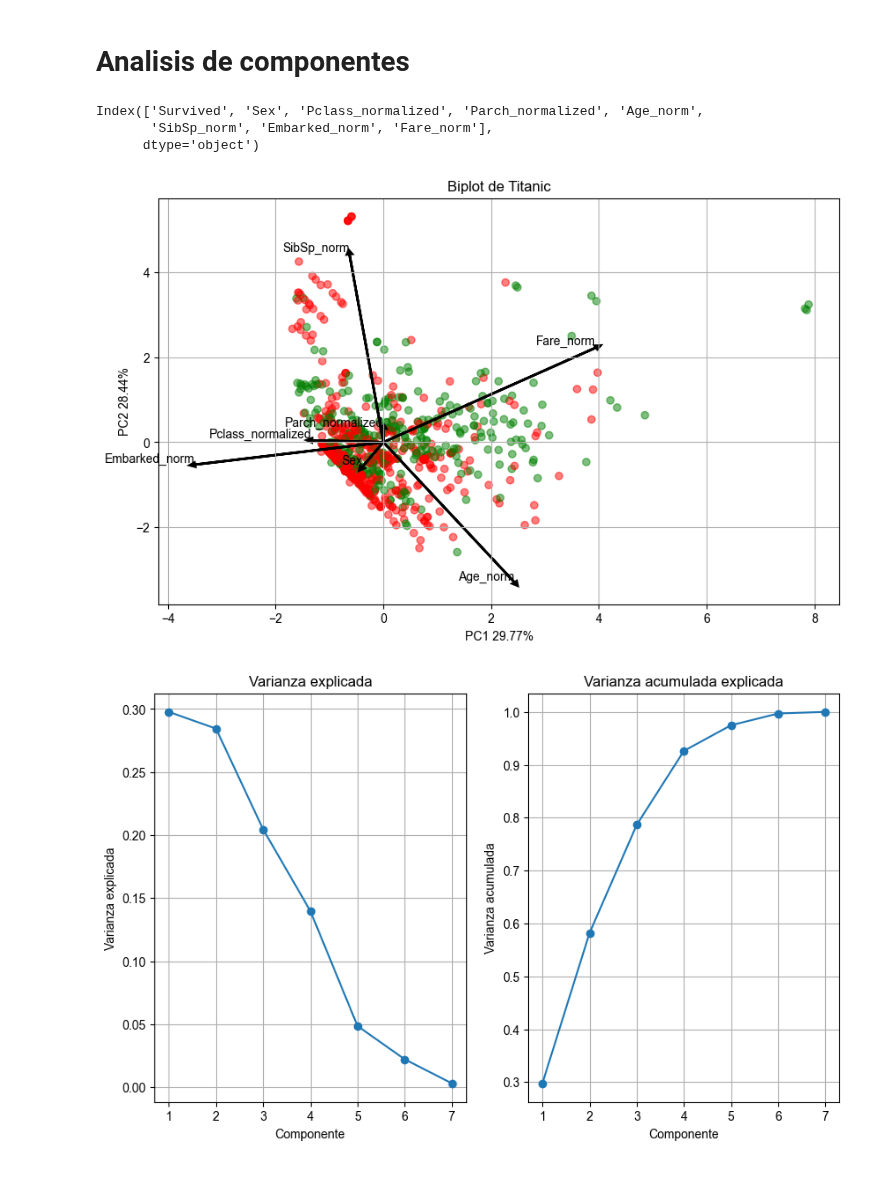
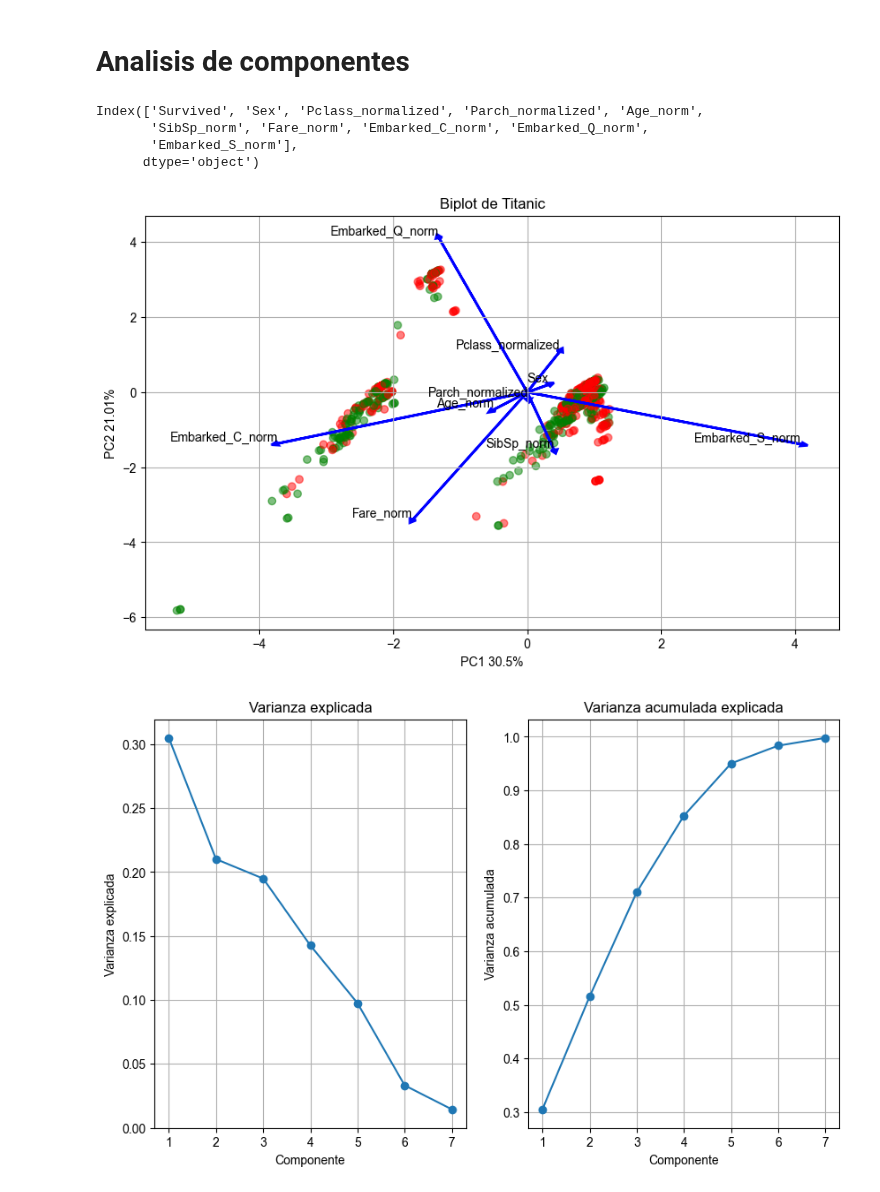
Before and after one commit to phobbins/AnalisisDatos, a Jupyter notebook: Practico 4/Practico4.ipynb, the cells around one changed output. Drawn from its saved outputs; the diff is of its cells as text; code cells hidden in the pictures.

Commit message:
arreglo variables+cambios

```diff
--- a/Practico 4/Practico4.ipynb
+++ b/Practico 4/Practico4.ipynb
@@ -141,14 +141,19 @@ df_titanic.drop(['Name', 'Ticket'], axis=1, inplace=True)
 # %% [markdown]
 Variable Embarked
 # %%
-embarked = df_titanic["Embarked"]
-print(embarked)
 
-# Convertir variable categorica a numerica
-label_encoder_embarked = LabelEncoder()
+# Llenar valores faltantes con el valor más frecuente en 'Embarked'
+df_titanic['Embarked'].fillna(df_titanic['Embarked'].mode()[0], inplace=True)
+
+# Crear columnas dummy para cada categoría en 'Embarked'
+df_titanic = pd.get_dummies(df_titanic, columns=['Embarked'], prefix='Embarked')
 
 
-# Codificar columna 'Embarked', llenando valores faltantes con el valor más frecuente
-df_titanic['Embarked'].fillna(df_titanic['Embarked'].mode()[0], inplace=True)
-df_titanic['Embarked'] = label_encoder_embarked.fit_transform(df_titanic['Embarked'])
+
+
+
+
+
+# Verificar el resultado
+print(df_titanic.head())
 # %% [output]
@@ -285,15 +297,19 @@ df_titanic_norm = df_titanic
 scaler = StandardScaler()
 df_titanic_norm['Age_norm'] = scaler.fit_transform(df_titanic[['Age']])
 df_titanic_norm['SibSp_norm'] = scaler.fit_transform(df_titanic[['SibSp']])
-df_titanic_norm['Embarked_norm'] = scaler.fit_transform(df_titanic[['Embarked']])
 df_titanic_norm['Fare_norm'] = scaler.fit_transform(df_titanic[['Fare']])
+df_titanic_norm['Embarked_C_norm'] = scaler.fit_transform(df_titanic[['Embarked_C']])
+df_titanic_norm['Embarked_Q_norm'] = scaler.fit_transform(df_titanic[['Embarked_Q']])
+df_titanic_norm['Embarked_S_norm'] = scaler.fit_transform(df_titanic[['Embarked_S']])
 
 
 #%% Dropeamos las tablas sin normalizar
 df_titanic.drop('Age', axis=1, inplace=True)
 df_titanic.drop('SibSp', axis=1, inplace=True)
-df_titanic.drop('Embarked', axis=1, inplace=True)
 df_titanic.drop('Fare', axis=1, inplace=True)
+df_titanic.drop('Embarked_C', axis=1, inplace=True)
+df_titanic.drop('Embarked_Q', axis=1, inplace=True)
+df_titanic.drop('Embarked_S', axis=1, inplace=True)
 # %%
 print(df_titanic_norm.columns)
 print(df_titanic_norm)
@@ -323,7 +339,7 @@ import os
 output_dir = "histogramas_var_normalizadas"
 os.makedirs(output_dir, exist_ok=True)  # Crea el directorio si no existe
 valores_discretos = ['Survived', 'Sex', 'Pclass_normalized', 'Parch_normalized', 'Age_norm',
-       'SibSp_norm', 'Embarked_norm', 'Fare_norm']
+       'SibSp_norm', 'Embarked_C_norm','Embarked_Q_norm','Embarked_S_norm', 'Fare_norm']
 
 
 for column in valores_discretos:
@@ -361,7 +377,8 @@ df_sobrevivientes = df_titanic_norm['Survived']
 df_titanic_norm.drop('Survived', axis=1, inplace=True)
 # %% [output]
 Index(['Survived', 'Sex', 'Pclass_normalized', 'Parch_normalized', 'Age_norm',
-       'SibSp_norm', 'Embarked_norm', 'Fare_norm'],
+       'SibSp_norm', 'Fare_norm', 'Embarked_C_norm', 'Embarked_Q_norm',
+       'Embarked_S_norm'],
       dtype='object')
 # %%
 #%% Crear objeto PCA
@@ -392,38 +409,38 @@ def biplot(etiquetas, columnas, df_pca, pca, componente_x, componente_y, title =
     # Aumentar tamaño de flechas
         pc1 *= 6
         pc2 *= 6
-        plt.arrow(0, 0, pc1, pc2, head_width = 0.1, head_length = 0.1, linewidth = 2, color = 'black')
+        plt.arrow(0, 0, pc1, pc2, head_width = 0.1, head_length = 0.1, linewidth = 2, color = 'blue')
         plt.text(pc1, pc2, columnas[i], color = 'black', ha = 'right', va = 'bottom')  # Cambiado i+1 por i
 
     # Mostrar el nombre en cada punto
     if incluir_nombres:
         for i, nombre in enumerate(etiquetas):
             plt.text(df_pca[pcx_txt][i], df_pca[pcy_txt][i], nombre, color = 'blue', ha = 'left', va = 'bottom')
     plt.grid()
     plt.show()
 
 #%% Graficar biplot
 biplot(df_sobrevivientes, df_titanic_norm.columns, df_pca_titanic, pca, componente_x = 1, componente_y = 2, title = 'Biplot de Titanic', incluir_nombres = False)
 
 # %% Graficar la varianza explicada y acumulada en un único gráfico formado por dos subgráficos
 plt.figure(figsize = (10, 6))
 plt.subplot(1, 2, 1)
 plt.plot(range(1, len(pca.explained_variance_ratio_) + 1), pca.explained_variance_ratio_, marker = 'o')
 plt.title('Varianza explicada')
 plt.xlabel('Componente')
 plt.ylabel('Varianza explicada')
 plt.grid()
 
 plt.subplot(1, 2, 2)
 plt.plot(range(1, len(pca.explained_variance_ratio_) + 1), pca.explained_variance_ratio_.cumsum(), marker = 'o')
 plt.title('Varianza acumulada explicada')
 plt.xlabel('Componente')
 plt.ylabel('Varianza acumulada')
 plt.grid()
 plt.show()
 # %% [output]
-[figure, old version]
+[figure, new version]
-[figure, old version]
+[figure, new version]
 # %%
 biplot(df_sobrevivientes, df_titanic_norm.columns, df_pca_titanic, pca, componente_x = 2, componente_y = 3, title = 'Biplot de Titanic', incluir_nombres = False)
 # %% [output]
```
Also changed, not shown: parts of 9 cells of this notebook.
